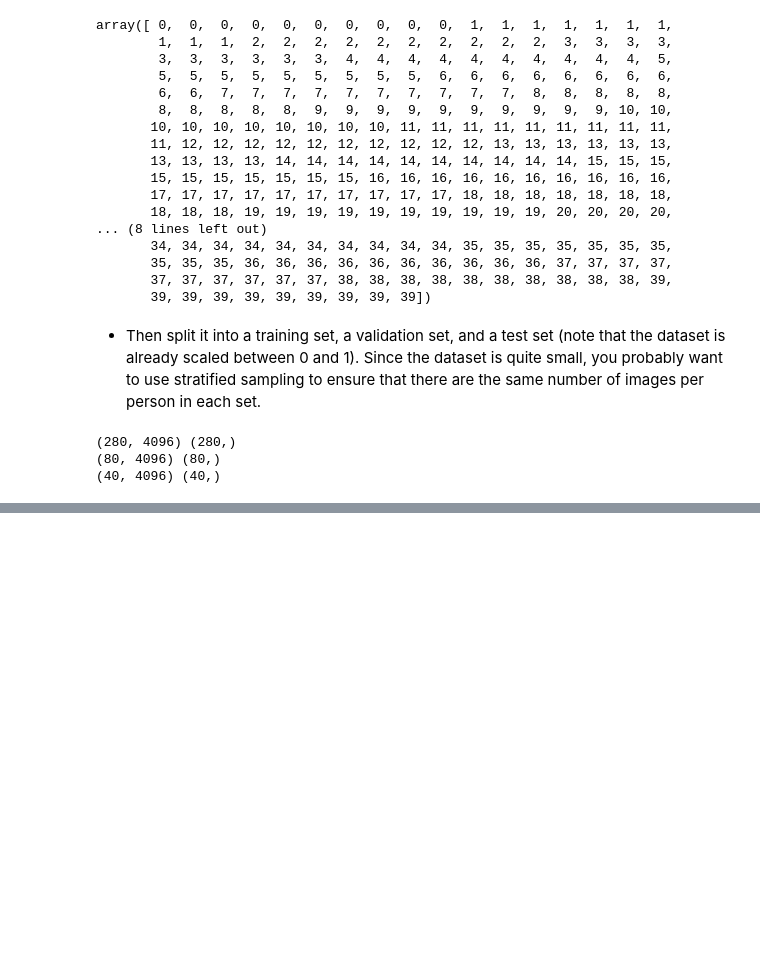
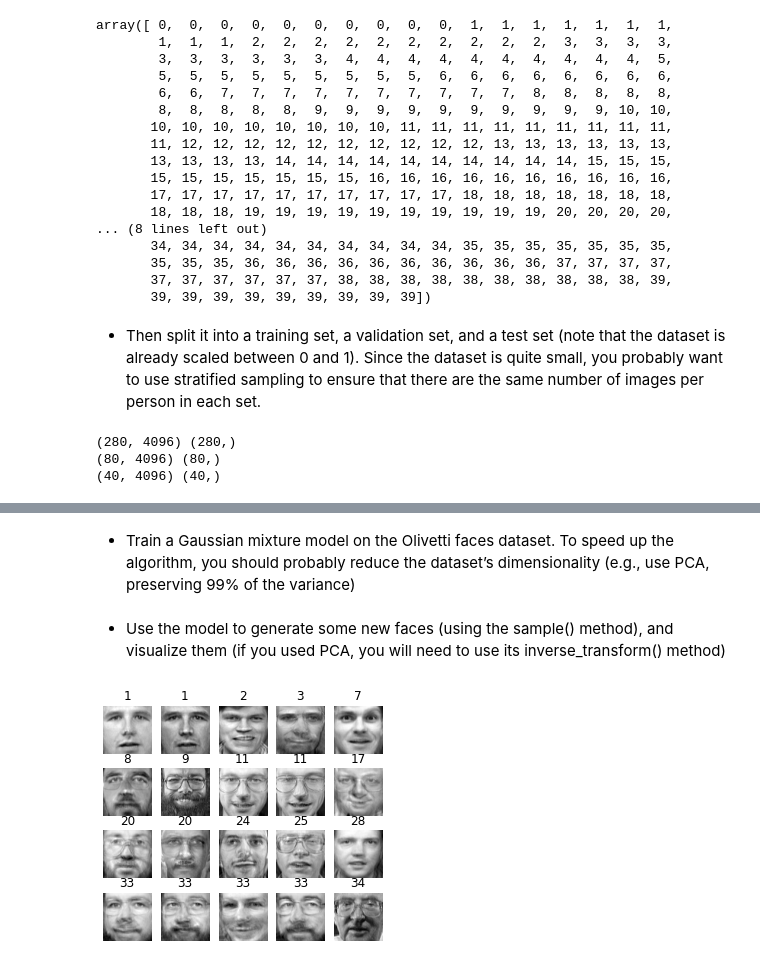
Before and after one commit to MarkJasonE/UnsupervisedLearningTechniques, a Jupyter notebook: UnsupervisedLearningTechniques.ipynb, the cells around one changed output, grey strips where cells are left out. Cells and saved outputs as stored; diff of their text form; code cells hidden in the pictures; blank space fills up the shorter version.

```diff
--- a/UnsupervisedLearningTechniques.ipynb
+++ b/UnsupervisedLearningTechniques.ipynb
@@ -1987,0 +2109,4 @@ print(X_test.shape, y_test.shape)
+# %%
+rnd_clf = RandomForestClassifier(n_estimators=150, random_state=42)
+rnd_clf.fit(X_train_pca, y_train)
+rnd_clf.score(X_valid_pca, y_valid)
@@ -1987,0 +2185,15 @@ print(X_test.shape, y_test.shape)
+# %% [markdown]
+- Train a Gaussian mixture model on the Olivetti faces dataset. To speed up the algorithm, you should probably reduce the dataset’s dimensionality (e.g., use PCA, preserving 99% of the variance)
+# %%
+gm = GaussianMixture(n_components=40, random_state=42)
+y_pred = gm.fit_predict(X_train_pca)
+# %% [markdown]
+-  Use the model to generate some new faces (using the sample() method), and visualize them (if you used PCA, you will need to use its inverse_transform() method)
+# %%
+n_gen_faces = 20
+gen_reduced_face, y_gen_faces = gm.sample(n_samples=n_gen_faces)
+gen_faces = pca.inverse_transform(gen_reduced_face)
+# %%
+plot_faces(gen_faces, y_gen_faces)
+# %% [output]
+[figure, added]
```
Also changed, not shown: parts of 46 cells of this notebook.
